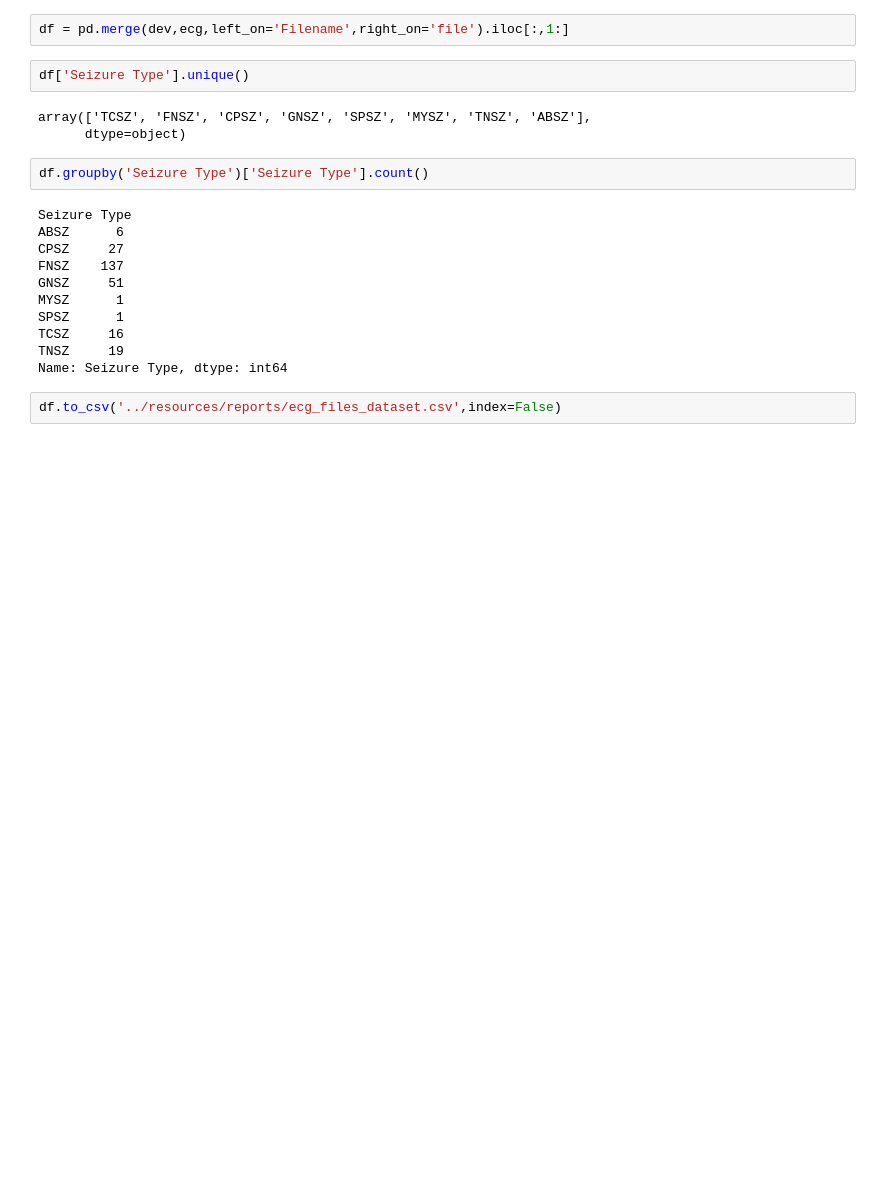
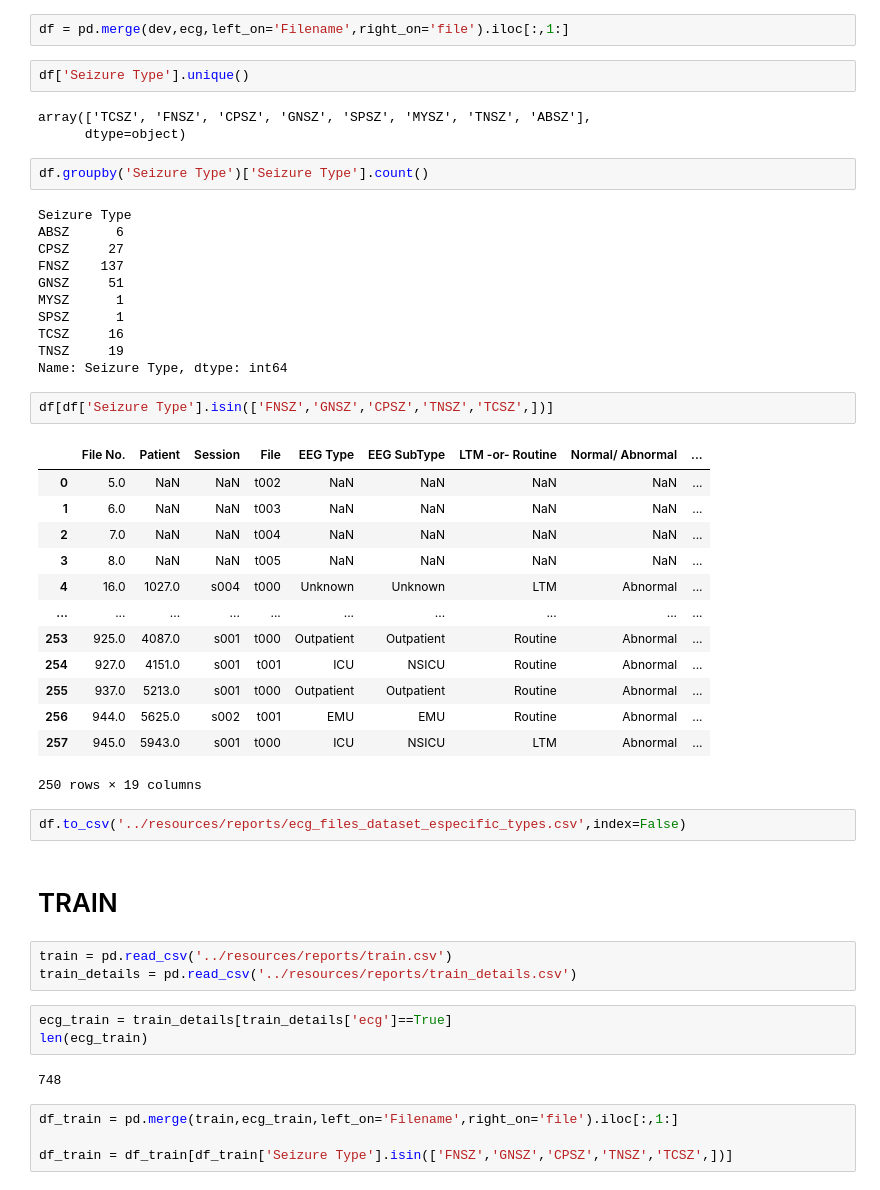
Before and after one commit to davicn/ecg-tuh_seizure, a Jupyter notebook: notebooks/03_define_files_dataset.ipynb, the cells around one changed output. Saved outputs shown, nothing was run; the diff lists cells and outputs as text; blank space fills up the shorter version.

```diff
--- a/notebooks/03_define_files_dataset.ipynb
+++ b/notebooks/03_define_files_dataset.ipynb
@@ -54,5 +56,35 @@ SPSZ      1
 TCSZ     16
 TNSZ     19
 Name: Seizure Type, dtype: int64
+# %%
+df[df['Seizure Type'].isin(['FNSZ','GNSZ','CPSZ','TNSZ','TCSZ',])]
+# %% [output]
+|  | File No. | Patient | Session | File | EEG Type | EEG SubType | LTM -or- Routine | Normal/ Abnormal | ... |
+| 0 | 5.0 | NaN | NaN | t002 | NaN | NaN | NaN | NaN | ... |
+| 1 | 6.0 | NaN | NaN | t003 | NaN | NaN | NaN | NaN | ... |
+| 2 | 7.0 | NaN | NaN | t004 | NaN | NaN | NaN | NaN | ... |
+| 3 | 8.0 | NaN | NaN | t005 | NaN | NaN | NaN | NaN | ... |
+| 4 | 16.0 | 1027.0 | s004 | t000 | Unknown | Unknown | LTM | Abnormal | ... |
+| ... | ... | ... | ... | ... | ... | ... | ... | ... | ... |
+| 253 | 925.0 | 4087.0 | s001 | t000 | Outpatient | Outpatient | Routine | Abnormal | ... |
+| 254 | 927.0 | 4151.0 | s001 | t001 | ICU | NSICU | Routine | Abnormal | ... |
+| 255 | 937.0 | 5213.0 | s001 | t000 | Outpatient | Outpatient | Routine | Abnormal | ... |
+| 256 | 944.0 | 5625.0 | s002 | t001 | EMU | EMU | Routine | Abnormal | ... |
+| 257 | 945.0 | 5943.0 | s001 | t000 | ICU | NSICU | LTM | Abnormal | ... |
+250 rows × 19 columns
 # %%
-df.to_csv('../resources/reports/ecg_files_dataset.csv',index=False)
+df.to_csv('../resources/reports/ecg_files_dataset_especific_types.csv',index=False)
+# %% [markdown]
+# TRAIN
+# %%
+train = pd.read_csv('../resources/reports/train.csv')
+train_details = pd.read_csv('../resources/reports/train_details.csv')
+# %%
+ecg_train = train_details[train_details['ecg']==True]
+len(ecg_train)
+# %% [output]
+748
+# %%
+df_train = pd.merge(train,ecg_train,left_on='Filename',right_on='file').iloc[:,1:]
+
+df_train = df_train[df_train['Seizure Type'].isin(['FNSZ','GNSZ','CPSZ','TNSZ','TCSZ',])]
```
Also changed, not shown: parts of 3 cells of this notebook, 6 other files.
